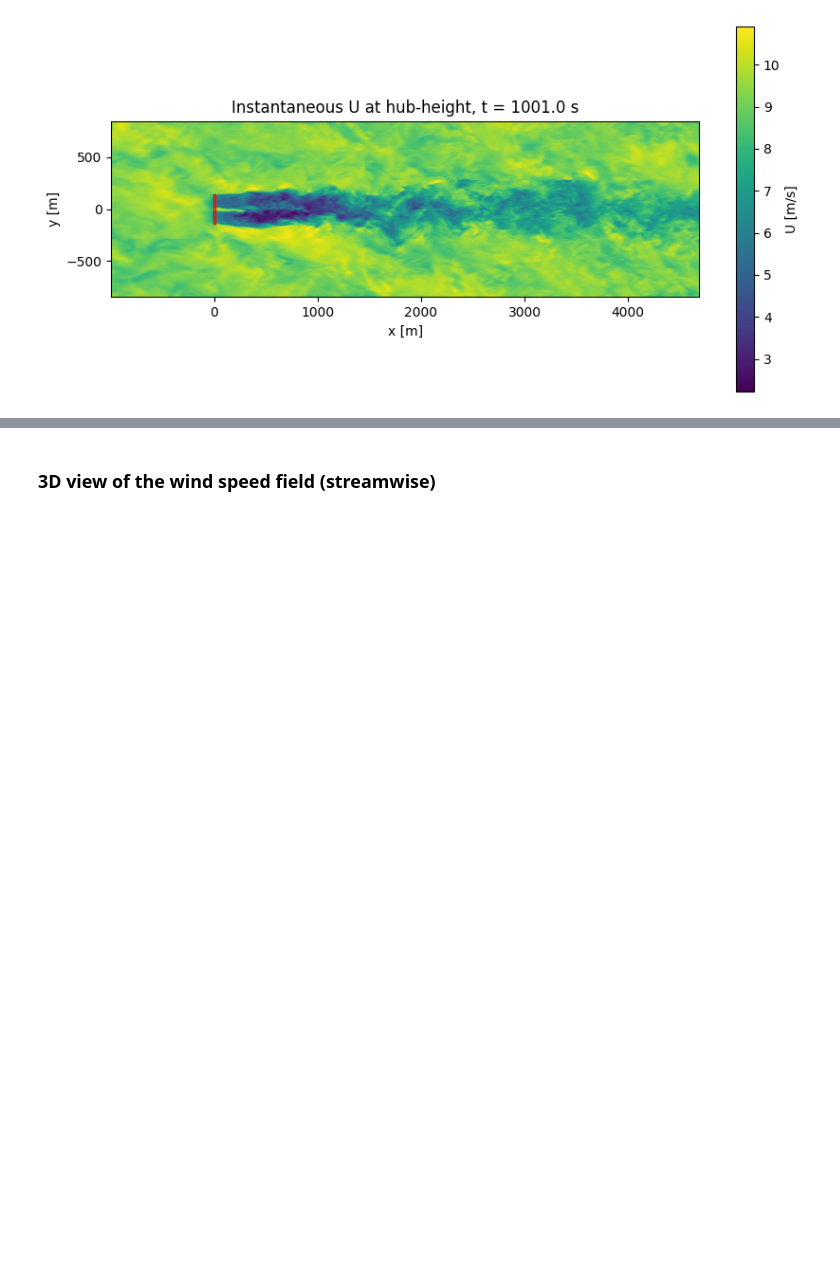
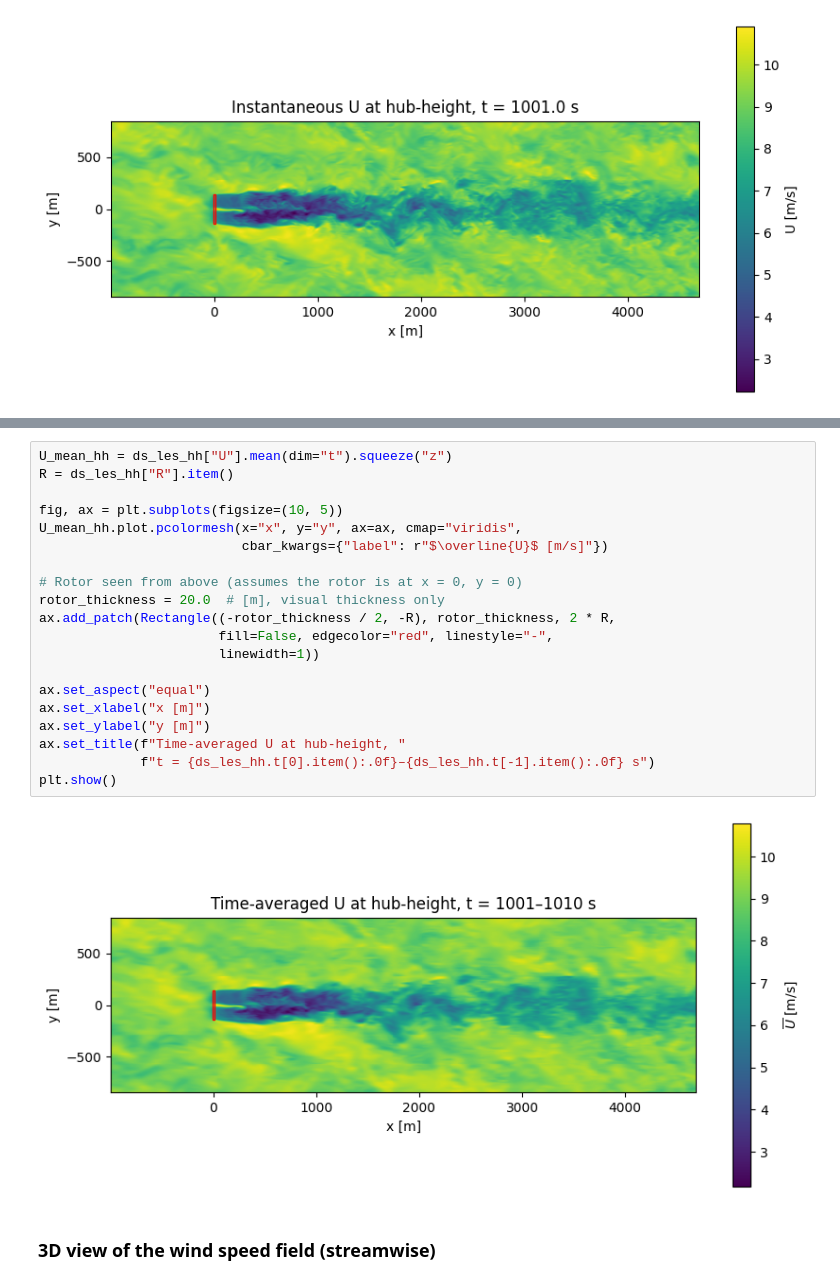
Before and after one commit to iaica/wake-aerodynamics-group4, a Jupyter notebook: notebooks/les_flow_analysis.ipynb, the cells around one changed output, grey strips where cells are left out. Saved outputs shown, nothing was run; the diff lists cells and outputs as text; blank space fills up the shorter version.

Commit message:
wind speed plots in hub-height x-y plane

```diff
--- a/notebooks/les_flow_analysis.ipynb
+++ b/notebooks/les_flow_analysis.ipynb
@@ -246,6 +246,28 @@ print(f"Saved {fn_gif}")
 Saved ..\plots\les_U_hubheight_animation.gif
 # %% [markdown]
 ![Instantaneous U at hub height](../plots/les_U_hubheight_animation.gif)
+# %%
+U_mean_hh = ds_les_hh["U"].mean(dim="t").squeeze("z")
+R = ds_les_hh["R"].item()
+
+fig, ax = plt.subplots(figsize=(10, 5))
+U_mean_hh.plot.pcolormesh(x="x", y="y", ax=ax, cmap="viridis",
+                          cbar_kwargs={"label": r"$\overline{U}$ [m/s]"})
+
+# Rotor seen from above (assumes the rotor is at x = 0, y = 0)
+rotor_thickness = 20.0  # [m], visual thickness only
+ax.add_patch(Rectangle((-rotor_thickness / 2, -R), rotor_thickness, 2 * R,
+                       fill=False, edgecolor="red", linestyle="-",
+                       linewidth=1))
+
+ax.set_aspect("equal")
+ax.set_xlabel("x [m]")
+ax.set_ylabel("y [m]")
+ax.set_title(f"Time-averaged U at hub-height, "
+             f"t = {ds_les_hh.t[0].item():.0f}–{ds_les_hh.t[-1].item():.0f} s")
+plt.show()
+# %% [output]
+[figure, added]
 # %% [markdown]
 ### 3D view of the wind speed field (streamwise)
 # %%
```
Also changed, not shown: parts of 3 cells of this notebook, 3 other files.
